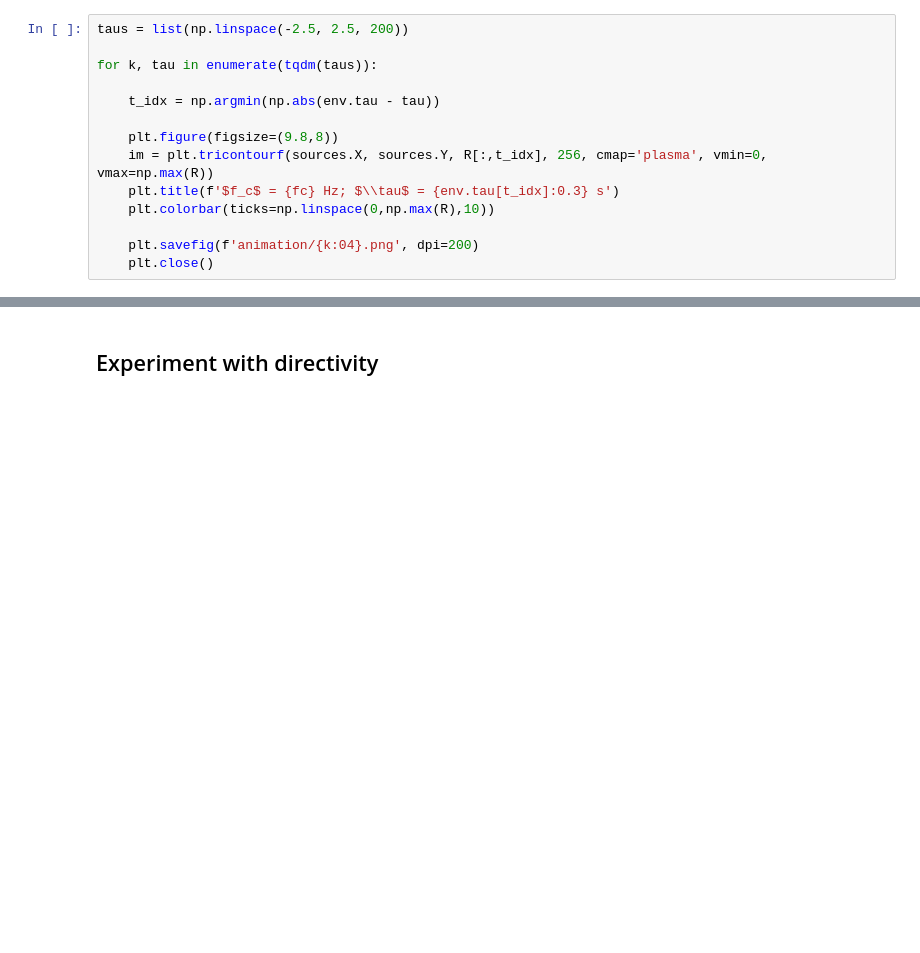
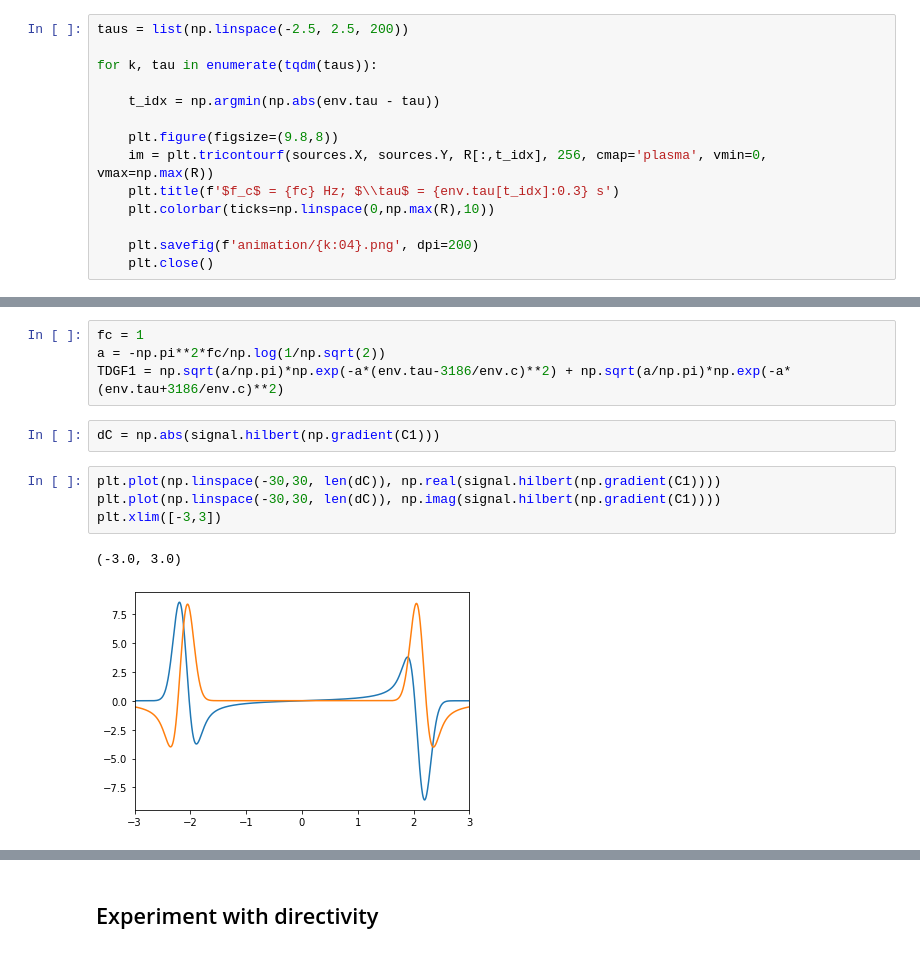
Before and after one commit to John-Ragland/NI_simulation, a Jupyter notebook: scripts/building_directNCCF.ipynb, the cells around one changed output, grey strips where cells are left out. Saved outputs shown, nothing was run; the diff lists cells and outputs as text; blank space fills up the shorter version.

```diff
--- a/scripts/building_directNCCF.ipynb
+++ b/scripts/building_directNCCF.ipynb
@@ -29,0 +74,13 @@ for k, tau in enumerate(tqdm(taus)):
+# %%
+fc = 1
+a = -np.pi**2*fc/np.log(1/np.sqrt(2))
+TDGF1 = np.sqrt(a/np.pi)*np.exp(-a*(env.tau-3186/env.c)**2) + np.sqrt(a/np.pi)*np.exp(-a*(env.tau+3186/env.c)**2)
+# %%
+dC = np.abs(signal.hilbert(np.gradient(C1)))
+# %%
+plt.plot(np.linspace(-30,30, len(dC)), np.real(signal.hilbert(np.gradient(C1))))
+plt.plot(np.linspace(-30,30, len(dC)), np.imag(signal.hilbert(np.gradient(C1))))
+plt.xlim([-3,3])
+# %% [output]
+(-3.0, 3.0)
+[figure, added]
```
Also changed, not shown: parts of 10 cells of this notebook, 1 other file.
